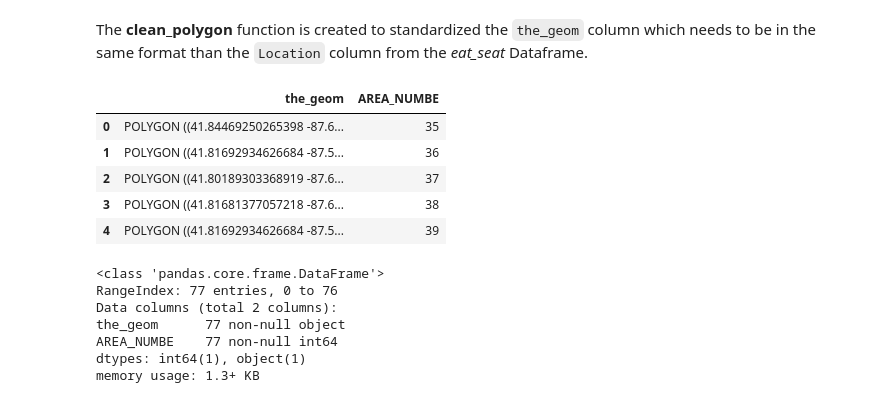
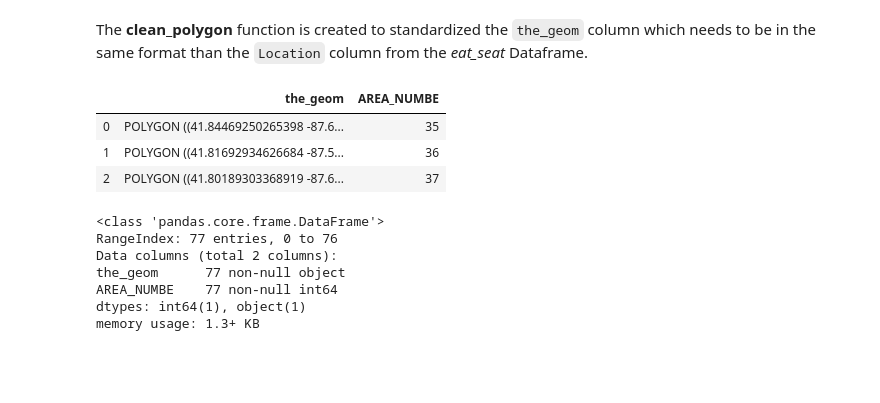
Before and after one commit to clairebilat/ada-2019-project-lost-and-found, a Jupyter notebook: Milestone-3.ipynb, the cells around one changed output. Saved outputs shown, nothing was run; the diff lists cells and outputs as text; code cells hidden in the pictures; blank space fills up the shorter version.

```diff
--- a/Milestone-3.ipynb
+++ b/Milestone-3.ipynb
@@ -693,14 +693,12 @@ def clean_polygon(poly) :
 # %%
 commareas.the_geom = commareas.the_geom.apply(clean_polygon)
 # %%
-commareas.head()
+commareas.head(3)
 # %% [output]
 |  | the_geom | AREA_NUMBE |
 | 0 | POLYGON ((41.84469250265398 -87.6... | 35 |
 | 1 | POLYGON ((41.81692934626684 -87.5... | 36 |
 | 2 | POLYGON ((41.80189303368919 -87.6... | 37 |
-| 3 | POLYGON ((41.81681377057218 -87.6... | 38 |
-| 4 | POLYGON ((41.81692934626684 -87.5... | 39 |
 # %%
 commareas.info()
 # %% [output]
```
Also changed, not shown: parts of 151 cells of this notebook.
